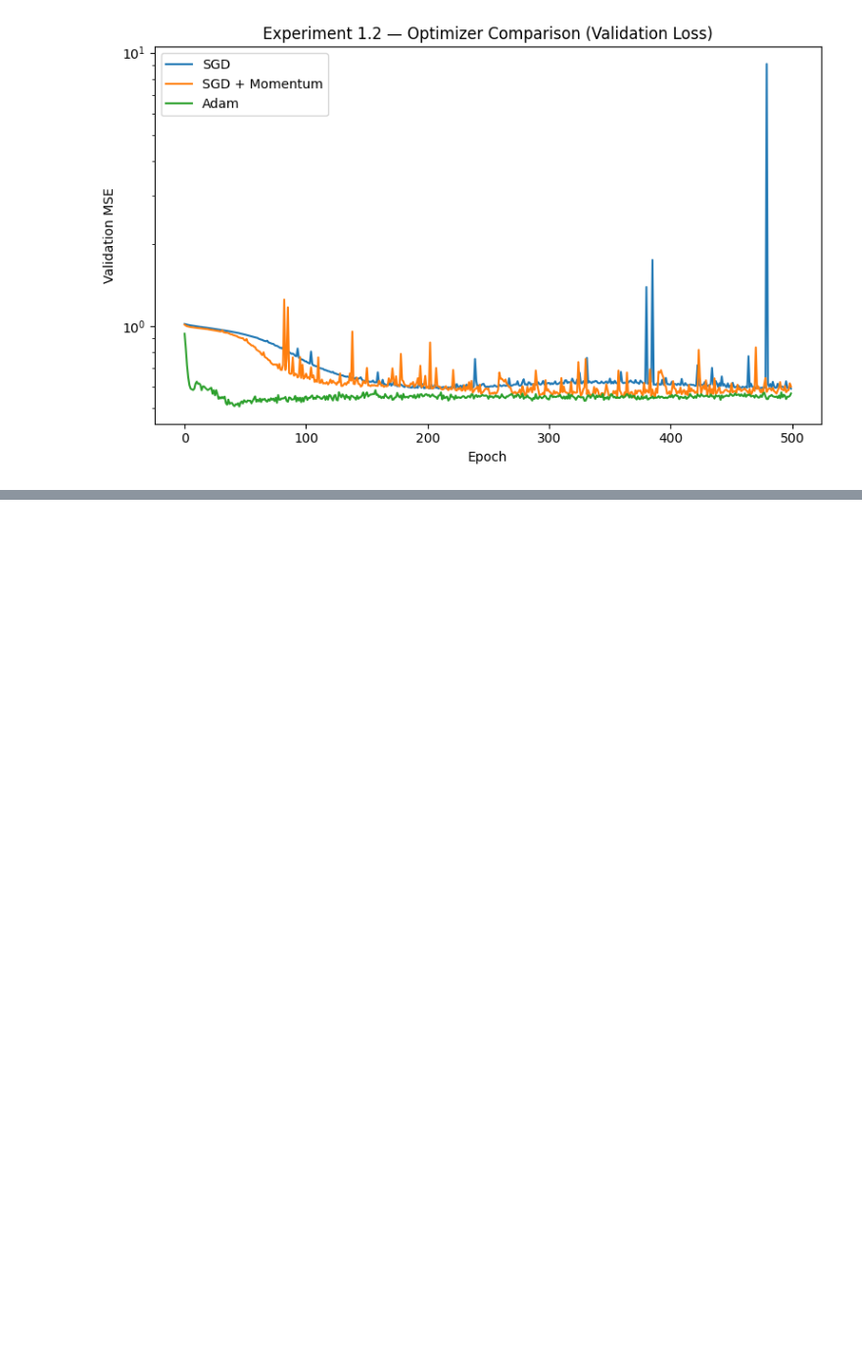
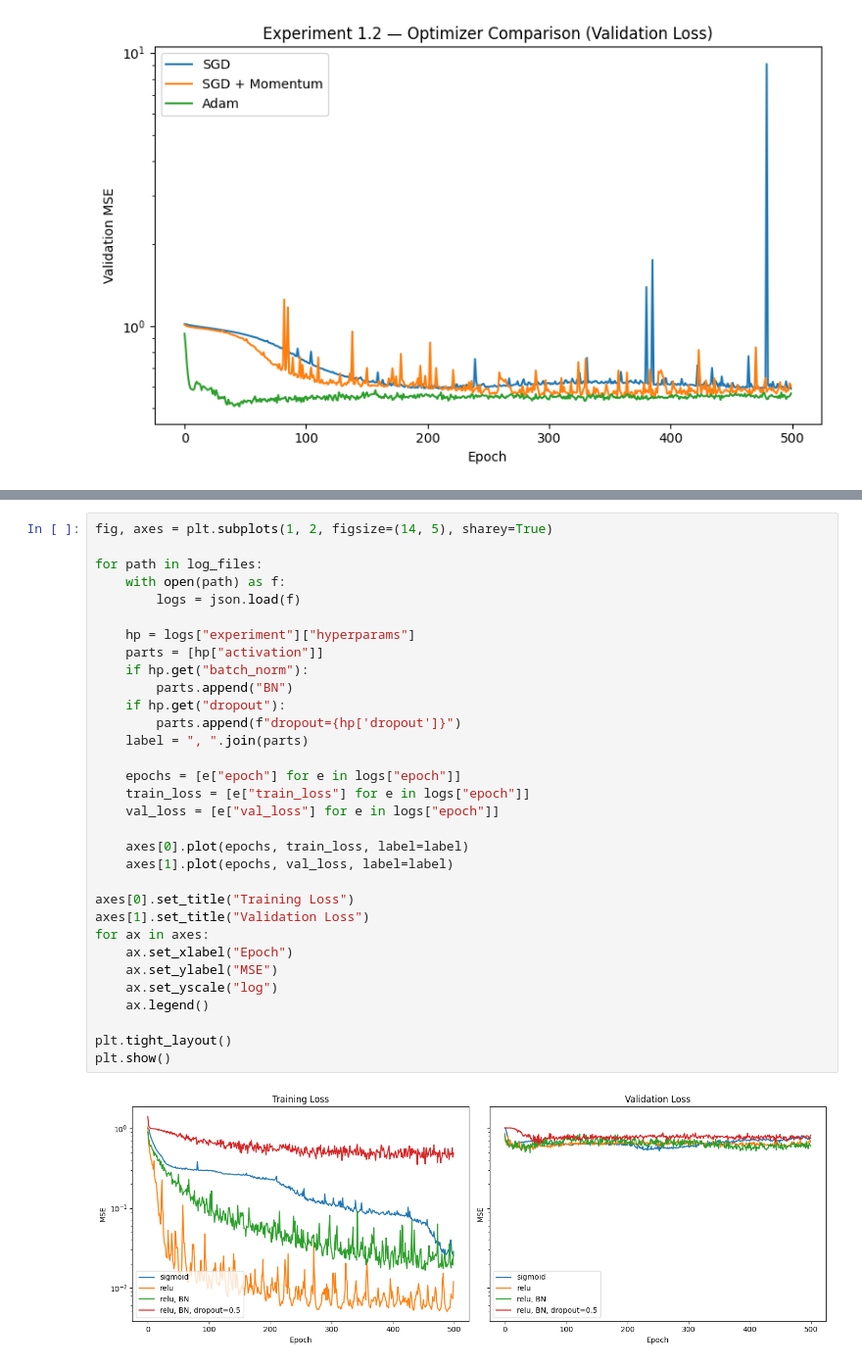
Before and after one commit to trvslhlt/ift_6390_machine_learning, a Jupyter notebook: assignments/assignment_2/analysis.ipynb, the cells around one changed output, grey strips where cells are left out. Shown at 98% size. Cells and saved outputs as stored; diff of their text form; blank space fills up the shorter version.

```diff
--- a/assignments/assignment_2/analysis.ipynb
+++ b/assignments/assignment_2/analysis.ipynb
@@ -193,0 +246,34 @@ plt.show()
+# %%
+fig, axes = plt.subplots(1, 2, figsize=(14, 5), sharey=True)
+
+for path in log_files:
+    with open(path) as f:
+        logs = json.load(f)
+
+    hp = logs["experiment"]["hyperparams"]
+    parts = [hp["activation"]]
+    if hp.get("batch_norm"):
+        parts.append("BN")
+    if hp.get("dropout"):
+        parts.append(f"dropout={hp['dropout']}")
+    label = ", ".join(parts)
+
+    epochs = [e["epoch"] for e in logs["epoch"]]
+    train_loss = [e["train_loss"] for e in logs["epoch"]]
+    val_loss = [e["val_loss"] for e in logs["epoch"]]
+
+    axes[0].plot(epochs, train_loss, label=label)
+    axes[1].plot(epochs, val_loss, label=label)
+
+axes[0].set_title("Training Loss")
+axes[1].set_title("Validation Loss")
+for ax in axes:
+    ax.set_xlabel("Epoch")
+    ax.set_ylabel("MSE")
+    ax.set_yscale("log")
+    ax.legend()
+
+plt.tight_layout()
+plt.show()
+# %% [output]
+[figure, added]
```
Also changed, not shown: parts of 3 cells of this notebook, 3 other files.
